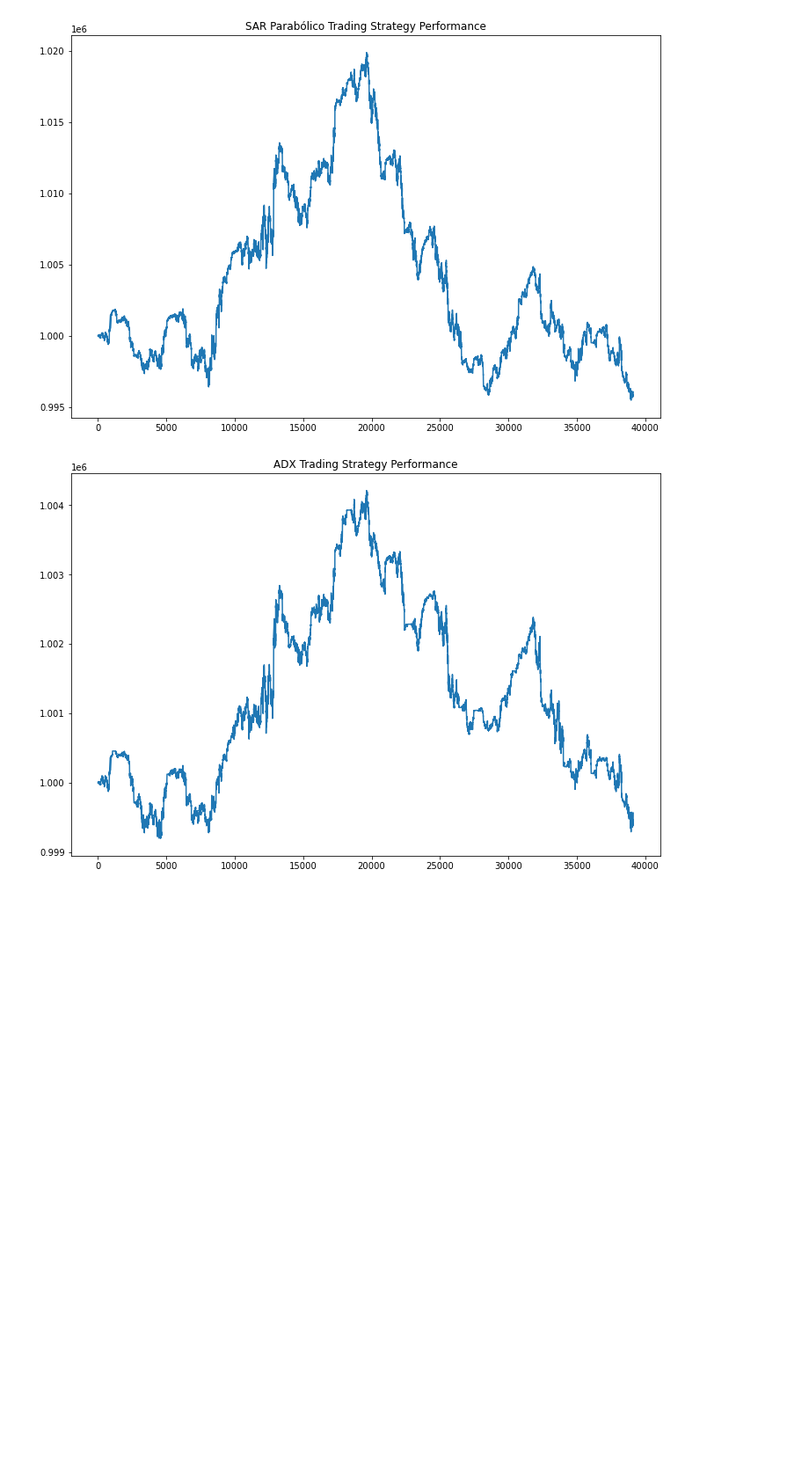
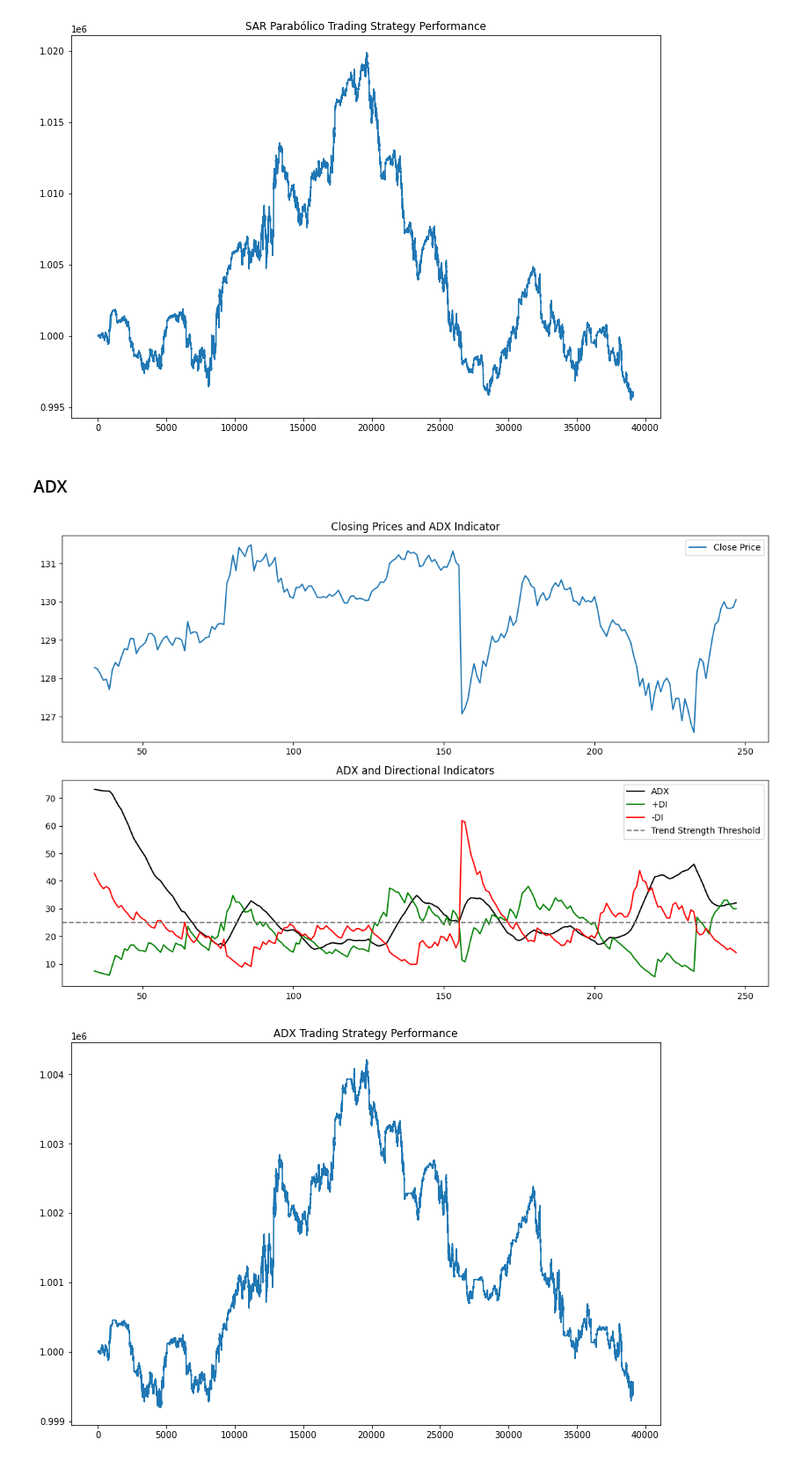
Before and after one commit to david09perez/Proyecto_Trading, a Jupyter notebook: report.ipynb, the cells around one changed output. Shown at 88% size. Cells and saved outputs as stored; diff of their text form; code cells hidden in the pictures; blank space fills up the shorter version.

```diff
--- a/report.ipynb
+++ b/report.ipynb
@@ -313,4 +346,28 @@ plt.title('SAR Parabólico Trading Strategy Performance')
 plt.show()
 # %% [output]
 [figure]
+# %% [markdown]
+### ADX
+# %%
+plt.figure(figsize=(12, 8))
+
+ax1 = plt.subplot(2, 1, 1)
+ax1.plot(data.Close.iloc[:214], label='Close Price')
+ax1.set_title('Closing Prices and ADX Indicator')
+ax1.legend()
+
+ax2 = plt.subplot(2, 1, 2, sharex=ax1)
+ax2.plot(data['ADX'].iloc[:214], label='ADX', color='black')
+ax2.plot(data['+DI'].iloc[:214], label='+DI', color='green')
+ax2.plot(data['-DI'].iloc[:214], label='-DI', color='red')
+
+ax2.axhline(25, color='gray', linestyle='--', label = 'Trend Strength Threshold')
+
+ax2.set_title('ADX and Directional Indicators')
+ax2.legend()
+
+plt.tight_layout()
+plt.show()
+# %% [output]
+[figure, added]
 # %%
```
Also changed, not shown: parts of 16 cells of this notebook.
